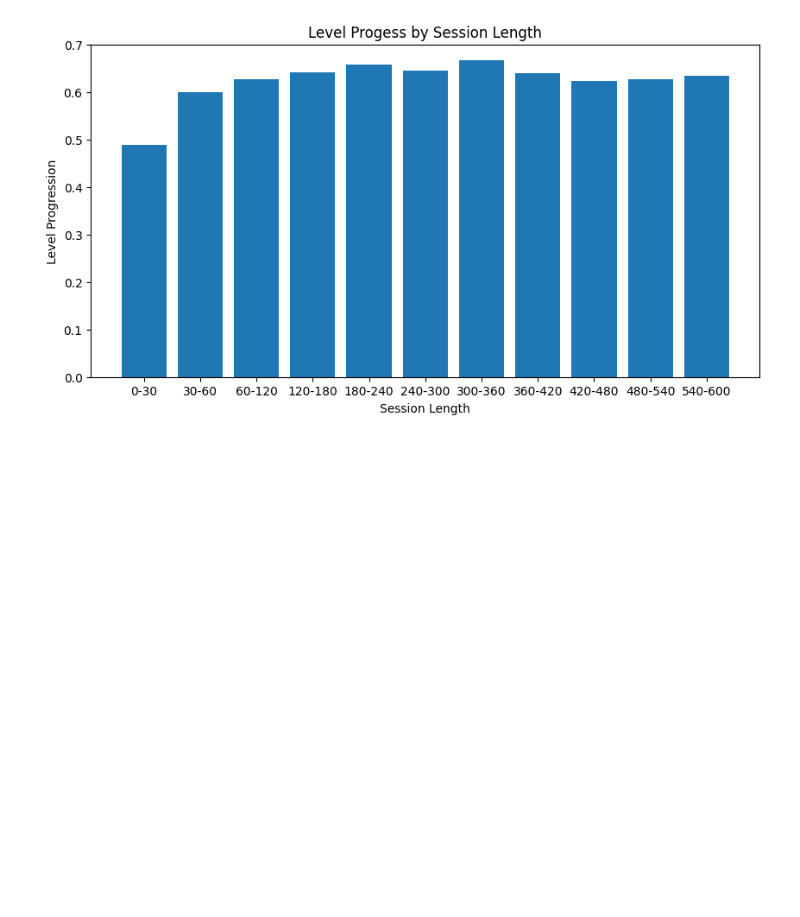
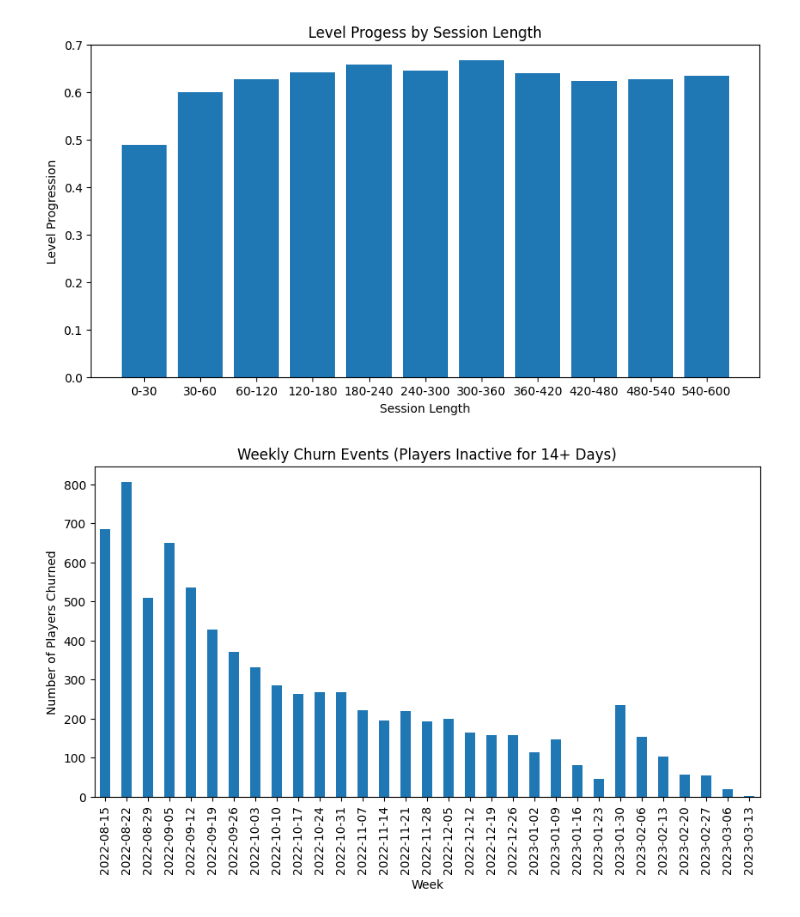
Before and after one commit to itcOnlineGaming/GA_25_P1_Part3_Adrian_Sokolowski, a Jupyter notebook: part3/Notebook.ipynb, the cells around one changed output. Cells and saved outputs as stored; diff of their text form; code cells hidden in the pictures; blank space fills up the shorter version.

```diff
--- a/part3/Notebook.ipynb
+++ b/part3/Notebook.ipynb
@@ -158,3 +158,39 @@ Try using .loc[row_indexer,col_indexer] = value instead
 See the caveats in the documentation: https://pandas.pydata.org/pandas-docs/stable/user_guide/indexing.html#returning-a-view-versus-a-copy
   filteredData['SessionLengths'] = pd.cut(filteredData['CurrentSessionLength'], bins=sessionLengths, labels=lengthLabels)
 [figure]
+# %%
+data = pd.read_csv('data/player_logged_in.csv')
+data['Time'] = pd.to_datetime(data['Time'])
+
+# gap between logins
+data['NextLoginGap'] = data.groupby('pid')['Time'].diff().shift(-1)
+
+# churn threshold
+churnTime = pd.Timedelta(days=14)
+
+# if time to next login in larger then 14 days add it to new column
+data['Churned'] = data['NextLoginGap'] > churnTime
+churnPlayer = data[data['Churned']].copy()
+
+# organize churn data into weekly periods of churn
+churnPlayer['ChurnWeek'] = churnPlayer['Time'].dt.to_period('W').dt.to_timestamp()
+
+churnPlayerCount = churnPlayer.groupby('ChurnWeek').size()
+
+# remove hours,minutes,seconds from graph info
+churnPlayerCount.index = churnPlayerCount.index.strftime('%Y-%m-%d')
+
+# Plot the results
+plt.figure(figsize=(10, 5))
+churnPlayerCount.plot(kind='bar')
+plt.title('Weekly Churn Events (Players Inactive for 14+ Days)')
+plt.xlabel('Week')
+plt.ylabel('Number of Players Churned')
+plt.show()
+
+# Early spike in churn usually collarates with a games release, people play the game for a couple of days and leave it after completing it or they found out its not their type of game.
+# As Time goes on usually more casual player tend to start leaving, leaving the game with just their core audiance.
+# the sharp decrease in churn could mean that a core audiance is only left. Or the game died and has no more players picking up the game.
+# on week 2023-02-06 there was a significant spike in churn, which could mean that there was a new update released or a successful media campiagn.
+# %% [output]
+[figure, added]
```
Also changed, not shown: parts of 2 cells of this notebook.
